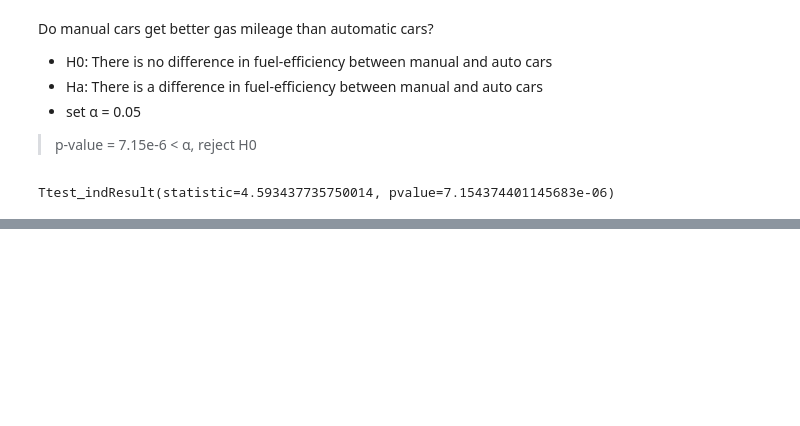
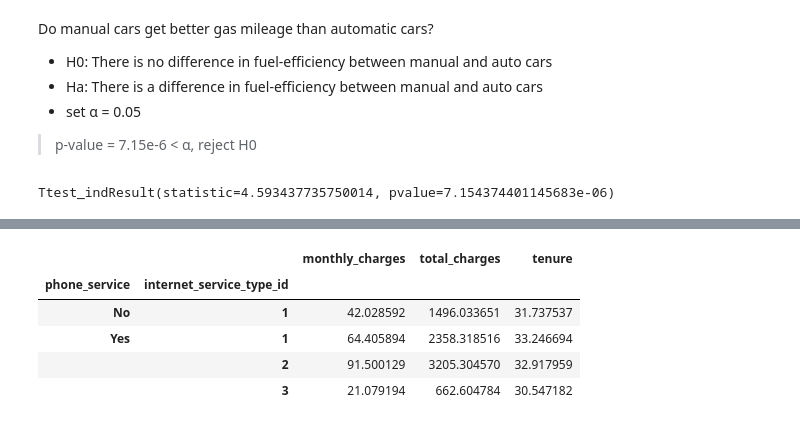
Before and after one commit to Jacqueline-A-Shay/statistics-exercises, a Jupyter notebook: hypothesis_testing.ipynb, the cells around one changed output, grey strips where cells are left out. Cells and saved outputs as stored; diff of their text form; code cells hidden in the pictures; blank space fills up the shorter version.

```diff
--- a/hypothesis_testing.ipynb
+++ b/hypothesis_testing.ipynb
@@ -191,0 +272,8 @@ Ttest_indResult(statistic=4.593437735750014, pvalue=7.154374401145683e-06)
+# %%
+customer.total_charges = customer.total_charges.str.replace(" ","")
+customer.total_charges = pd.to_numeric(customer.total_charges)
+customer.total_charges = customer.total_charges.astype(float)
+# %%
+customer.total_charges = customer.total_charges.dropna()
+# %%
+customer.total_charges = np.nan_to_num(customer.total_charges)
@@ -191,0 +306,11 @@ Ttest_indResult(statistic=4.593437735750014, pvalue=7.154374401145683e-06)
+# %%
+# What happens if you control for phone and internet service?
+mt = customer.groupby(["phone_service","internet_service_type_id"])[['monthly_charges','total_charges','tenure']].mean()
+mt
+# %% [output]
+|  |  | monthly_charges | total_charges | tenure |
+| phone_service | internet_service_type_id |  |  |  |
+| No | 1 | 42.028592 | 1496.033651 | 31.737537 |
+| Yes | 1 | 64.405894 | 2358.318516 | 33.246694 |
+|  | 2 | 91.500129 | 3205.304570 | 32.917959 |
+|  | 3 | 21.079194 | 662.604784 | 30.547182 |
```
Also changed, not shown: parts of 27 cells of this notebook, 1 other file.
